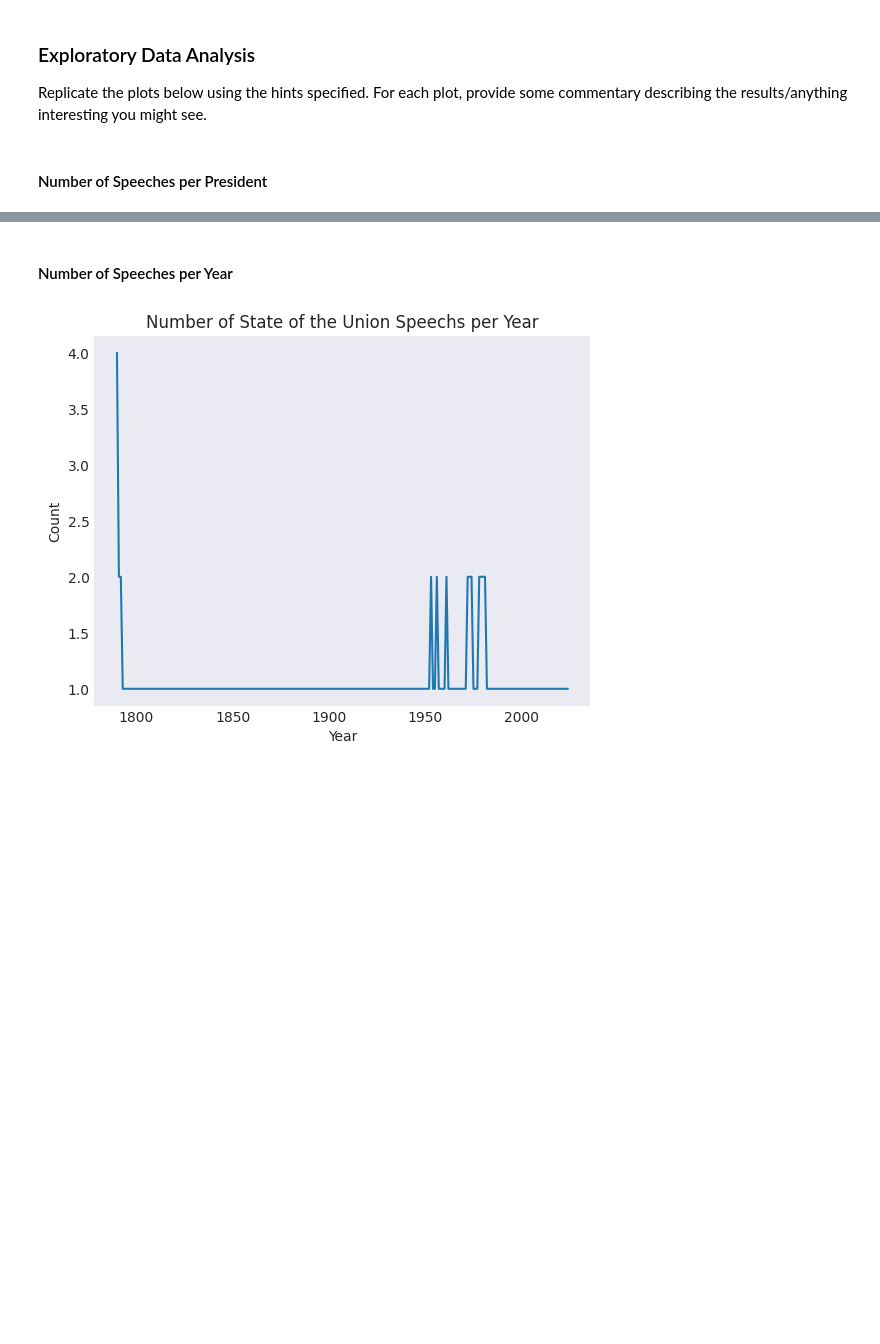
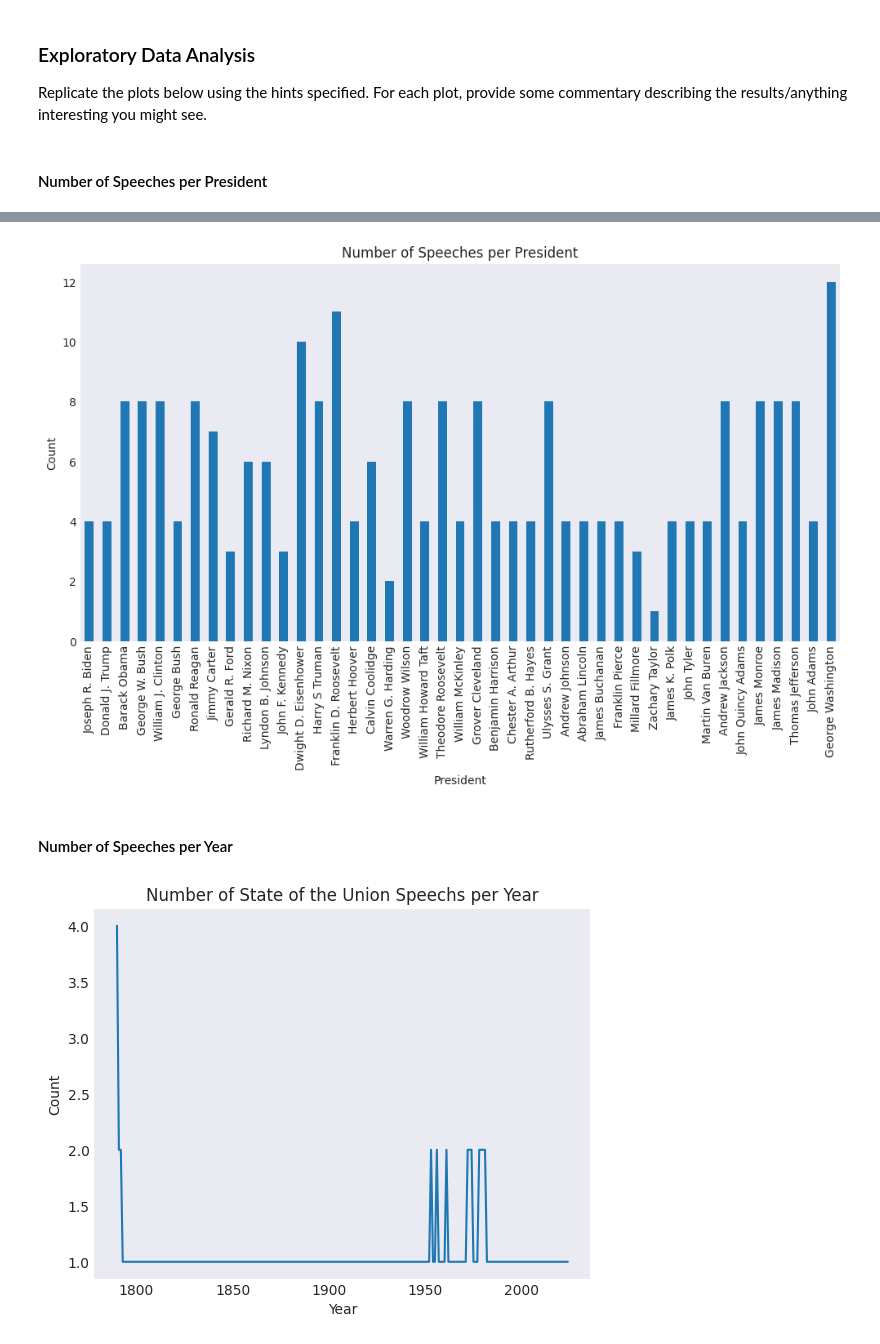
Before and after one commit to UCB-stat-159-f25/proj02-group03, a Jupyter notebook: nlp-P01.ipynb, the cells around one changed output, grey strips where cells are left out. Drawn from its saved outputs; the diff is of its cells as text; code cells hidden in the pictures; blank space fills up the shorter version.

```diff
--- a/nlp-P01.ipynb
+++ b/nlp-P01.ipynb
@@ -29,6 +29,9 @@ plt.style.use('seaborn-v0_8-dark')
 # %%
 # read in SOTU.csv using pandas, name the variable `sou` for simplicity
 # the below cell is what the output should look like
+
+# use pd.read_csv() to read the SOTU.csv file from the data folder
+sou = pd.read_csv("data/SOTU.csv")
 # %%
 sou
 # %% [output]
@@ -54,3 +57,7 @@ Replicate the plots below using the hints specified. For each plot, provide some
 # %%
 # Hint - use value_counts() on the President column
 # Hint - sort in order of dataframe
+
+# create num_speeches with counting the frequency of each president in the sou dataset
+num_speeches = sou["President"].value_counts(sort = False)   # use sort = False, so the order is the same as sou DF
+num_speeches.head()
@@ -62,3 +72,18 @@ Replicate the plots below using the hints specified. For each plot, provide some
+# %%
+# Plot
+# Hint - use the .plot() method for Pandas Series, make sure all presidents show up on x-axis
+
+# set plot figure size
+plt.figure(figsize=(12, 6))
+
+# create a bar chart, with the data from num_speeches
+
+# add plot title and labels, note that the xlabel automatically comes up as the "President"
+num_speeches.plot(kind = "bar")
+plt.title("Number of Speeches per President")
+plt.ylabel("Count");
+# %% [output]
+[figure, added]
 # %% [markdown]
 #### Number of Speeches per Year
 # %%
```
Also changed, not shown: parts of 2 cells of this notebook.
